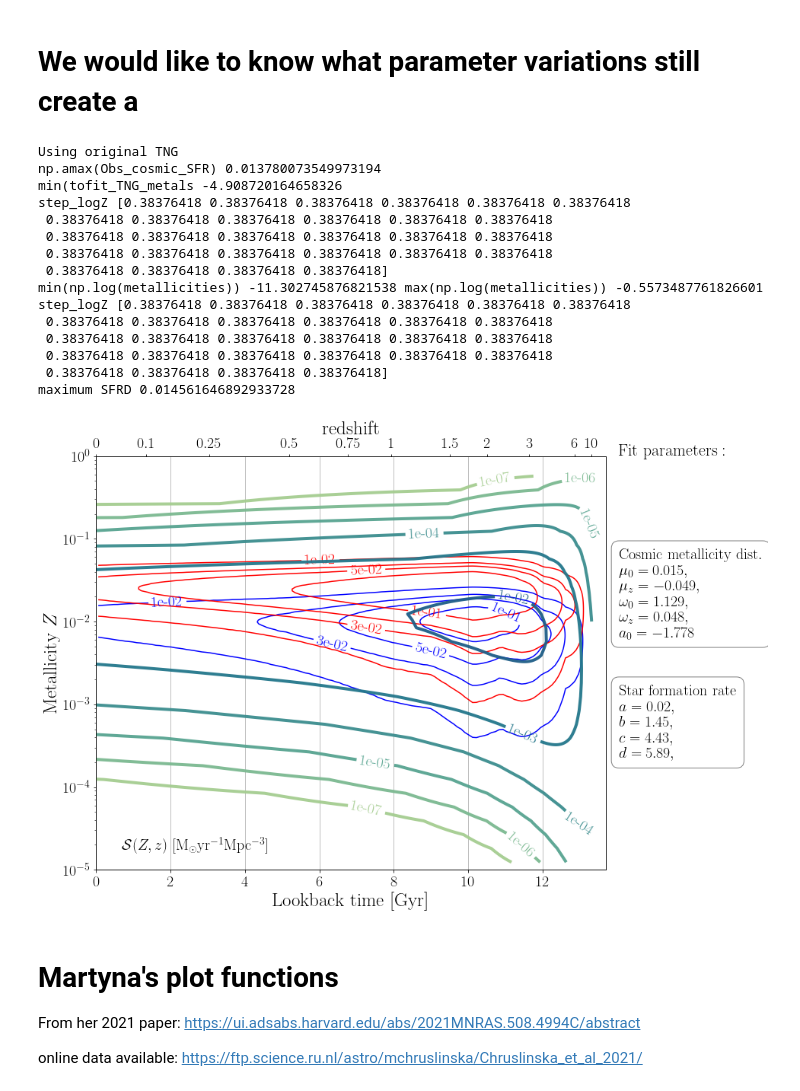
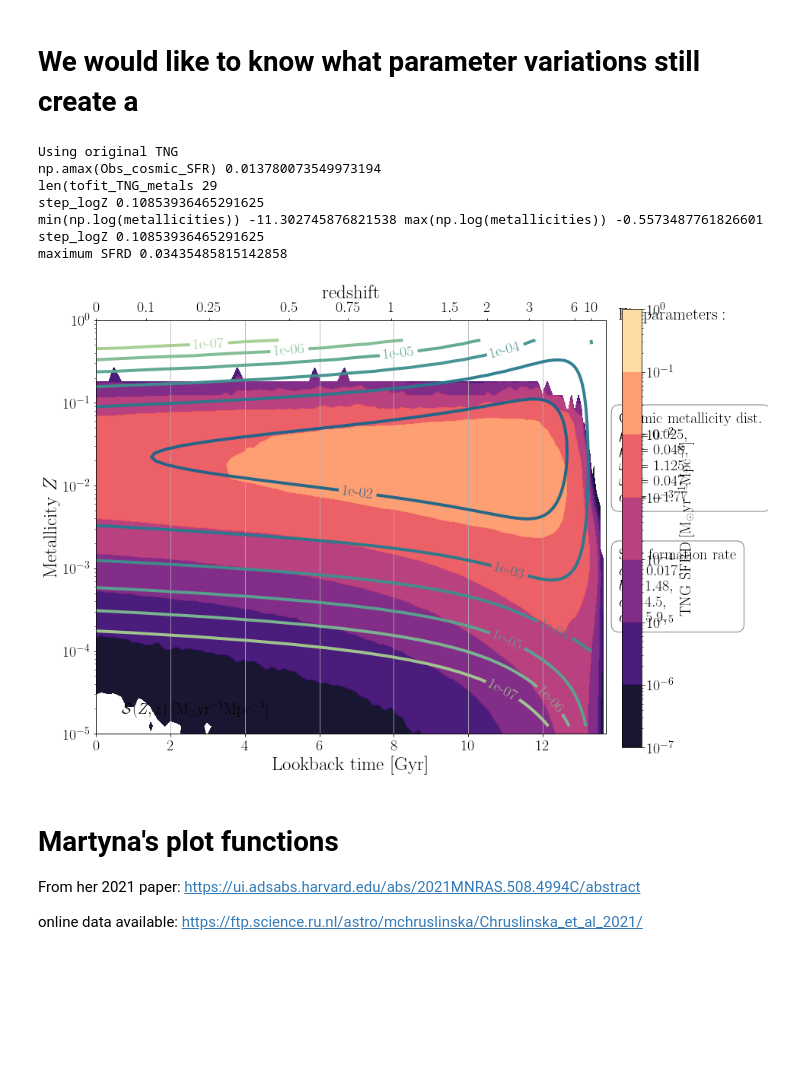
Before and after one commit to sashalvna/SFRD_fit, a Jupyter notebook: src/scripts/Determining_Reasonable_Parameter_Variations.ipynb, the cells around one changed output. Saved outputs shown, nothing was run; the diff lists cells and outputs as text; code cells hidden in the pictures; blank space fills up the shorter version.

```diff
--- a/src/scripts/Determining_Reasonable_Parameter_Variations.ipynb
+++ b/src/scripts/Determining_Reasonable_Parameter_Variations.ipynb
@@ -166,14 +166,15 @@ def Single_panel(obs_SFRD = [], mu_0=0.025, mu_z=-0.49,alpha = -1.77, sigma_0=1.
     ##################################################################################
     # The new Z-dep SFRD and Neijssel + 2019 can both be plotted at an arbitrarily
     # high resolution in both redshift and metallicity. We'll use the following:
-    print('min(tofit_TNG_metals', min(np.log10(tofit_TNG_metals) ))
-    high_res_metals    = tofit_TNG_metals#np.logspace(min(np.log10(tofit_TNG_metals) ), max(np.log10(tofit_TNG_metals) ), 500)#tofit_TNG_metals#
+    print('len(tofit_TNG_metals', len(tofit_TNG_metals) )
+    log_tofit_TNG_metals = np.log10(tofit_TNG_metals)
+    high_res_metals    = np.logspace(min(log_tofit_TNG_metals), max(log_tofit_TNG_metals), 100)#tofit_TNG_metals#
     high_res_redshifts = np.arange(0, 10.1, 0.05)
     #Convert redshift to lookback time
     high_res_t         = cosmo.lookback_time(high_res_redshifts)
 
     # PLot the following contours for both models:
-    levels = [1e-7,1e-6, 1e-5, 1e-4,1e-3,1e-2,5e-1]
+    levels = [1e-7,1e-6, 1e-5, 1e-4,1e-3,1e-2,1e-1, 1e0]
 
     ##############################################################################
     # YOUR dP/dZ MODEL
@@ -184,7 +185,7 @@ def Single_panel(obs_SFRD = [], mu_0=0.025, mu_z=-0.49,alpha = -1.77, sigma_0=1.
         #####################################
         # Get dPdZ
         dPdlogZ, redshifts, metallicities, step_logZ, p_draw_metallicity = \
-                        Z_SFRD.skew_metallicity_distribution(mu_0=mu_0, mu_z=mu_z,alpha_0 = alpha,
+                        Z_SFRD.skew_metallicity_distribution(mu_0=mu_0, mu_z=mu_z,alpha = alpha,
                                                       sigma_0=sigma_0, sigma_z =sigma_z, min_logZ  =-12.0, max_logZ  =0.0, step_logZ = 0.01,
                                                       metals = high_res_metals, redsh = high_res_redshifts)
         # Get the SFR
@@ -192,7 +193,7 @@ def Single_panel(obs_SFRD = [], mu_0=0.025, mu_z=-0.49,alpha = -1.77, sigma_0=1.
         print('min(np.log(metallicities))',min(np.log(metallicities)),
               'max(np.log(metallicities))',max(np.log(metallicities)), 'step_logZ',step_logZ)
         # Combine it into a SFRD
-        model_SFRD = (sfr*(dPdlogZ).T ).value #/p_draw_metallicity
+        model_SFRD = (sfr*(dPdlogZ).T ).value
         print('maximum SFRD', np.amax(model_SFRD))
 
         #####################################
@@ -226,7 +227,10 @@ def Single_panel(obs_SFRD = [], mu_0=0.025, mu_z=-0.49,alpha = -1.77, sigma_0=1.
         #         TNG = ax.pcolormesh(Obs_Lookbacktimes, Obs_center_Zbin, Obs_cosmic_SFR,
         #                             rasterized=True, norm=matplotlib.colors.LogNorm(vmin=1e-9,vmax=1e-2),
         #                             cmap=tng_color, alpha=0.95 ) #matplotlib.cm.YlGnBu
-        TNG = ax.contourf(Obs_Lookbacktimes, Obs_center_Zbin, Obs_cosmic_SFR ,
+        log_obs_metallicities = np.log(Obs_center_Zbin)
+        step_obs_logZ         = np.diff(log_obs_metallicities)[0]
+
+        TNG = ax.contourf(Obs_Lookbacktimes, Obs_center_Zbin, Obs_cosmic_SFR/step_obs_logZ,
                           levels, cmap=tng_color, alpha = 0.95,locator=ticker.LogLocator(),  )
         cbaxes1 = fig.add_axes([0.925, 0.1, 0.03, 0.8]) #[left, bottom, width, height]
         cb = plt.colorbar(TNG, cax = cbaxes1, label= r"$\mathrm{TNG \ SFRD \ [M_{\odot} yr^{-1} Mpc^{-3}]}$")
@@ -265,7 +269,7 @@ def Single_panel(obs_SFRD = [], mu_0=0.025, mu_z=-0.49,alpha = -1.77, sigma_0=1.
         #####################################
         # Get dPdZ   #         neijssel_metals = np.logspace(-5., -0.5, 50)
         neijssel_dPdlogZ, neijssel_redshifts, neijssel_metallicities, step_logZ, p_draw_metallicity = \
-                        Z_SFRD.skew_metallicity_distribution(mu_0=0.035, mu_z=-0.23, alpha_0 = 0, sigma_0=0.39, sigma_z =0,
+                        Z_SFRD.skew_metallicity_distribution(mu_0=0.035, mu_z=-0.23, alpha = 0, sigma_0=0.39, sigma_z =0,
                             min_logZ  =-12.0, max_logZ  =0.0, step_logZ = 0.01, metals=high_res_metals, redsh = high_res_redshifts)
         # Get the SFR Neijssel et al 2019:
         neijssel_sfr = Z_SFRD.Madau_Dickinson2014(neijssel_redshifts, a=0.01, b=2.77, c=2.9, d=4.7) # Msun year-1 Mpc-3
@@ -298,51 +302,43 @@ def Single_panel(obs_SFRD = [], mu_0=0.025, mu_z=-0.49,alpha = -1.77, sigma_0=1.
     # And annotate the tick labels :)
     ax2.set_xticks([cosmo.lookback_time(z).value for z in redshift_tick_list])
     ax2.set_xticklabels(['${:g}$'.format(z) for z in redshift_tick_list],Fontsize = 20)
     ax2.set_xlabel('$\mathrm{redshift}$', fontsize = 25)
 
     #Make sure top and bottom axis are lined up (have same limmits)
     ax.set_xlim(tmin, tmax)
     ax2.set_xlim(tmin, tmax)
 
     ax.set_ylim(1e-5, 1)
 
 
     ##############################################################################
 #     print('saving here', paths.figures / 'SFRD_FIT_evaluation_compare.pdf')
 #     fig.savefig(paths.figures / 'SFRD_FIT_evaluation_compare.pdf',  bbox_inches='tight', dpi=300)
 
     # plt.show()
 
 
 
 
 #################################################################################################
 #                                                                                               #
-#       Call plot                                                                              #
+#       Call plot                                                                               #
 #                                                                                               #
 #################################################################################################
-Single_panel(mu_0=0.015, mu_z=-0.049, sigma_0=1.129, sigma_z =0.048, alpha = -1.778,
-                    a=0.02, b=1.45, c=4.43,  d=5.89,
+Single_panel(mu_0=0.025, mu_z=0.048, sigma_0=1.125, sigma_z =0.047, alpha = -1.77,
+                    a=0.017, b=1.48, c=4.5,  d=5.9,
                     min_logZ  = -12.0, max_logZ  =0.0, step_logZ = 0.01,
-                    add_Chruslinska = True,
-                    add_TNG = False, plot_dPdZcontours = True, neijssel_fit = False,
+                    add_Chruslinska = False,
+                    add_TNG = True, plot_dPdZcontours = True, neijssel_fit = False,
                    FITkleur="crest", dPdZ_text = '', SFR_text = '')
 # %% [output]
 Using original TNG
 np.amax(Obs_cosmic_SFR) 0.013780073549973194
-min(tofit_TNG_metals -4.908720164658326
-step_logZ [0.38376418 0.38376418 0.38376418 0.38376418 0.38376418 0.38376418
- 0.38376418 0.38376418 0.38376418 0.38376418 0.38376418 0.38376418
- 0.38376418 0.38376418 0.38376418 0.38376418 0.38376418 0.38376418
- 0.38376418 0.38376418 0.38376418 0.38376418 0.38376418 0.38376418
- 0.38376418 0.38376418 0.38376418 0.38376418]
-min(np.log(metallicities)) -11.302745876821538 max(np.log(metallicities)) -0.5573487761826601 step_logZ [0.38376418 0.38376418 0.38376418 0.38376418 0.38376418 0.38376418
- 0.38376418 0.38376418 0.38376418 0.38376418 0.38376418 0.38376418
- 0.38376418 0.38376418 0.38376418 0.38376418 0.38376418 0.38376418
- 0.38376418 0.38376418 0.38376418 0.38376418 0.38376418 0.38376418
- 0.38376418 0.38376418 0.38376418 0.38376418]
-maximum SFRD 0.014561646892933728
+len(tofit_TNG_metals 29
+step_logZ 0.10853936465291625
+min(np.log(metallicities)) -11.302745876821538 max(np.log(metallicities)) -0.5573487761826601 step_logZ 0.10853936465291625
+maximum SFRD 0.03435485815142858
-[figure, old version]
+[figure, new version]
 # %% [markdown]
 # Martyna's plot functions
 
```
Also changed, not shown: 3 other files.
